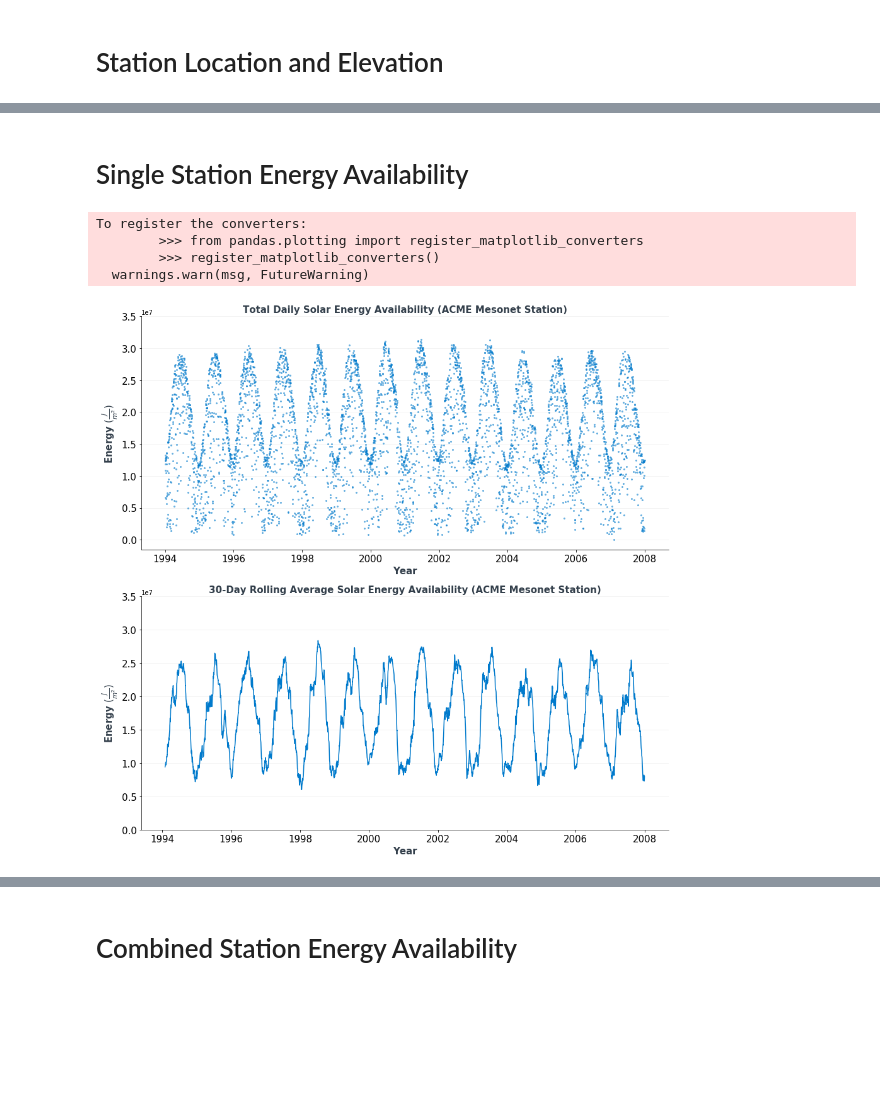
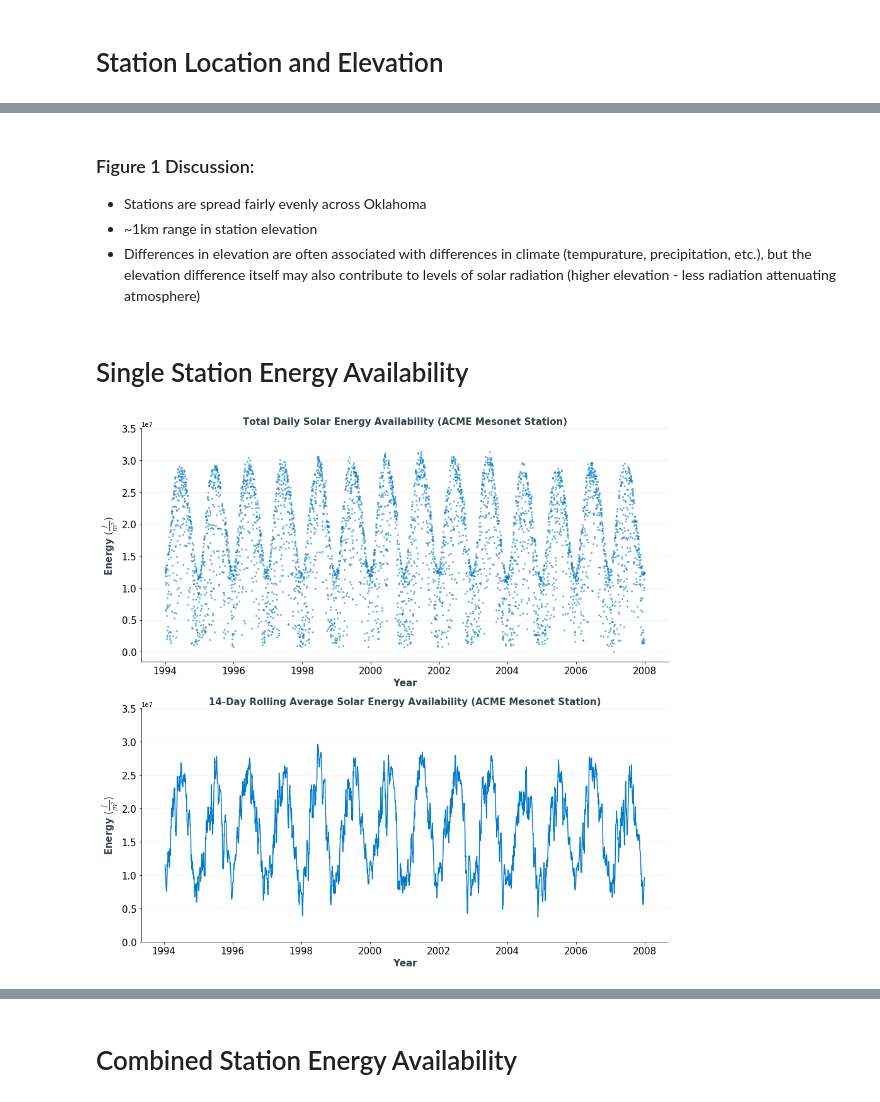
Before and after one commit to connormca12/Springboard-Projects, a Jupyter notebook: Capstone-1/data_storytelling.ipynb, the cells around one changed output, grey strips where cells are left out. Cells and saved outputs as stored; diff of their text form; code cells hidden in the pictures; blank space fills up the shorter version.

```diff
--- a/Capstone-1/data_storytelling.ipynb
+++ b/Capstone-1/data_storytelling.ipynb
@@ -93,3 +123,8 @@ plt.show()
+# %% [markdown]
+### Figure 1 Discussion:
+- Stations are spread fairly evenly across Oklahoma
+- ~1km range in station elevation
+- Differences in elevation are often associated with differences in climate (tempurature, precipitation, etc.), but the elevation difference itself may also contribute to levels of solar radiation (higher elevation - less radiation attenuating atmosphere)
 # %% [markdown]
 # Single Station Energy Availability
 # %%
@@ -98,47 +133,43 @@ EDA_ACME = EDA_data[EDA_data['stid'] == 'ACME'].reset_index(drop=True)
 del EDA_ACME['index']
 EDA_ACME['Date'] = pd.to_datetime(EDA_ACME['Date'])
 
-# Calculate the 30-day rolling average energy availability at ACME station
+# Calculate the 14-day rolling average energy availability at ACME station
 ACME_rolling = EDA_ACME.iloc[:,0:3]
 del ACME_rolling['stid']
 ACME_rolling = ACME_rolling.set_index('Date')
-ACME_rolling['trailing_avg'] = ACME_rolling['energy'].rolling(window=30).mean()
+ACME_rolling['trailing_avg'] = ACME_rolling['energy'].rolling(window=14).mean()
 
 # Initialize figure and axes
 fig, ax = plt.subplots(2, 1, figsize=(15,15))
 
 # Plot the daily energy availability
 ax[0].plot(EDA_ACME['Date'], EDA_ACME['energy'], "o", markersize=2, color='#007acc', alpha=0.5)
 
-# Plot the 30-day rolling average energy availability
+# Plot the 14-day rolling average energy availability
 ax[1].plot(ACME_rolling['trailing_avg'], color='#007acc', alpha=1)
 
 # Set titles
 ax[0].set_title("Total Daily Solar Energy Availability (ACME Mesonet Station)", fontsize=15, fontweight='black', color = '#333F4B')
-ax[1].set_title("30-Day Rolling Average Solar Energy Availability (ACME Mesonet Station)", fontsize=15, fontweight='black', color = '#333F4B')
+ax[1].set_title("14-Day Rolling Average Solar Energy Availability (ACME Mesonet Station)", fontsize=15, fontweight='black', color = '#333F4B')
 
 # Set axis customizations
 ind = np.arange(0, 40000000, 5000000)
 for i in range(len(ax)):
 
     ax[i].set_xlabel('Year', fontsize=15, fontweight='black', color = '#333F4B')
     ax[i].set_ylabel(r'Energy $(\frac{J}{m^2})$', fontsize=15, fontweight='black', color = '#333F4B')
 
     ax[i].set_facecolor('white')
     ax[i].grid(color='grey', alpha=0.1)
     ax[i].xaxis.grid(False)
     ax[i].set_axisbelow(True)
 
     ax[i].set_yticks(ind)
     ax[i].tick_params(labelsize=15)
 
     ax[i].spines['top'].set_color('none')
     ax[i].spines['right'].set_color('none')
 
 plt.show()
 # %% [output]
-To register the converters:
-        >>> from pandas.plotting import register_matplotlib_converters
-        >>> register_matplotlib_converters()
-  warnings.warn(msg, FutureWarning)
-[figure, old version]
+[figure, new version]
```
Also changed, not shown: parts of 30 cells of this notebook, 1 other file.
